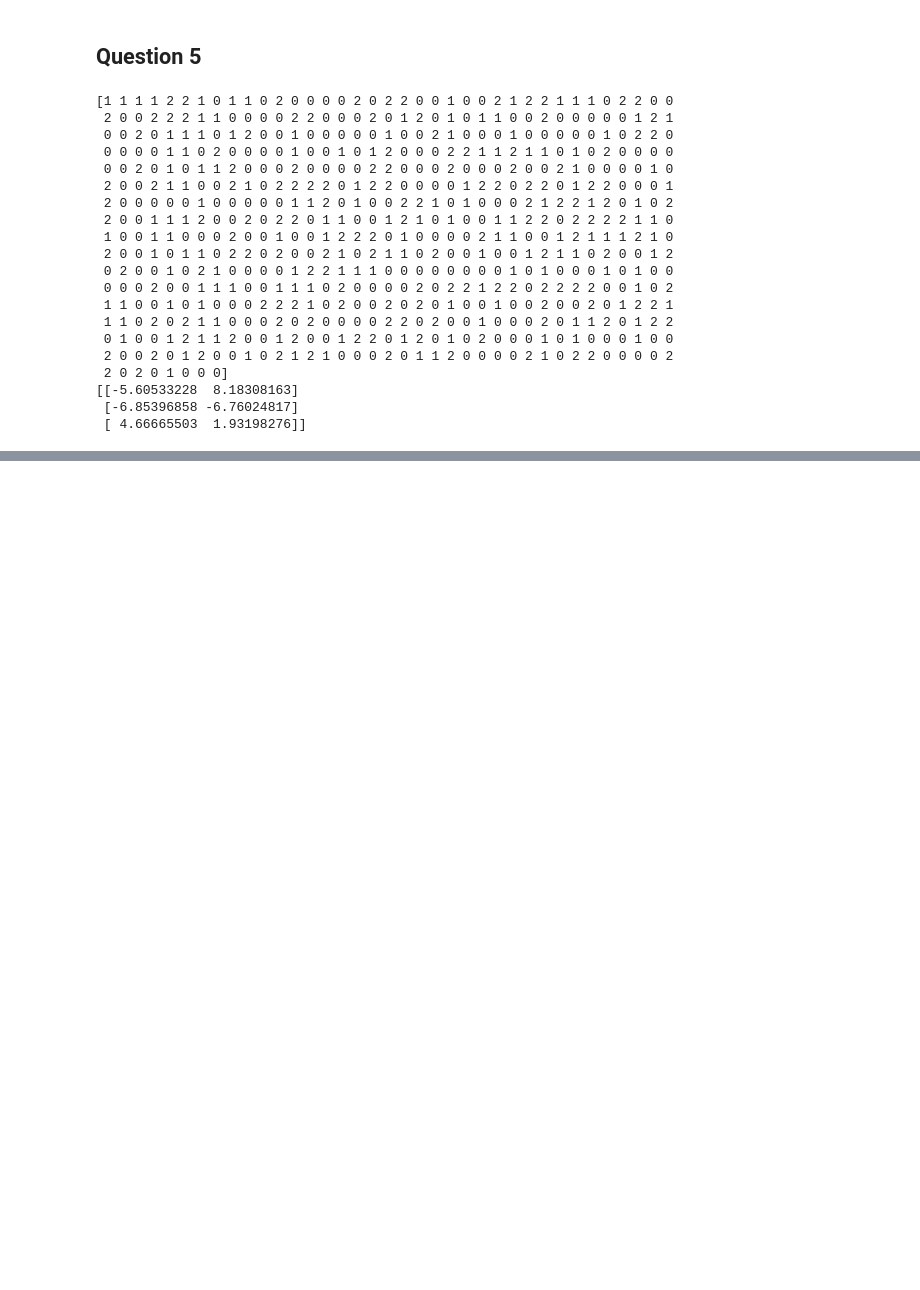
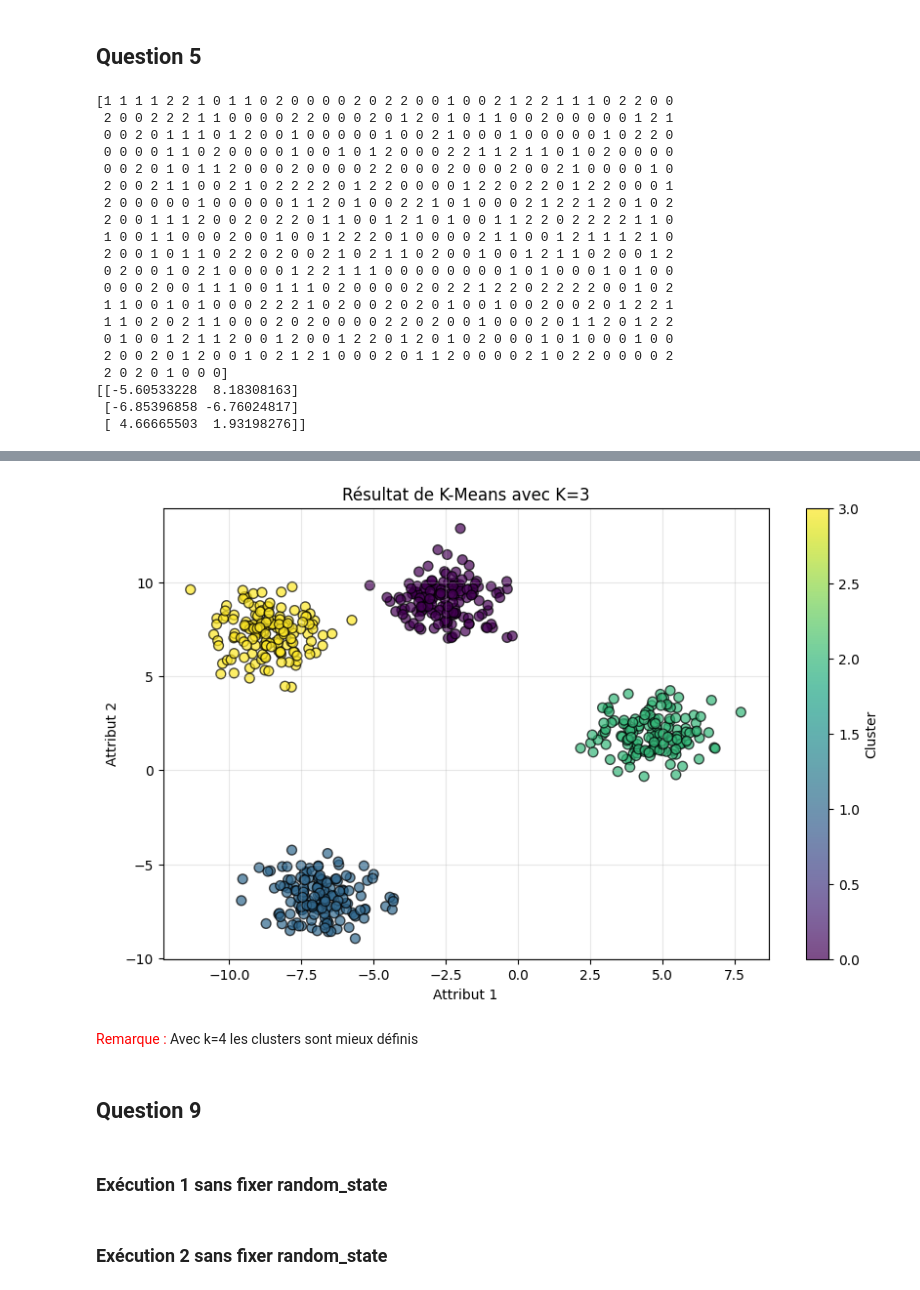
Before and after one commit to HananFA/kmeans_tp, a Jupyter notebook: exercice1.ipynb, the cells around one changed output, grey strips where cells are left out. Saved outputs shown, nothing was run; the diff lists cells and outputs as text; code cells hidden in the pictures; blank space fills up the shorter version.

```diff
--- a/exercice1.ipynb
+++ b/exercice1.ipynb
@@ -126,0 +173,24 @@ print(centers)
+# %%
+plt.figure(figsize=(10, 6))
+plt.scatter(
+    x[:, 0], x[:, 1],
+    c=labels,
+    cmap='viridis',
+    alpha=0.7,
+    edgecolor='k',
+    s=50
+)
+plt.title('Résultat de K-Means avec K=3')
+plt.xlabel('Attribut 1')
+plt.ylabel('Attribut 2')
+plt.colorbar(label='Cluster')
+plt.grid(True, alpha=0.3)
+plt.show()
+# %% [output]
+[figure, added]
+# %% [markdown]
+<span style="color:red">Remarque : </span> Avec k=4 les clusters sont mieux définis
+# %% [markdown]
+## Question 9
+# %% [markdown]
+### Exécution 1 sans fixer random_state
@@ -126,0 +201,2 @@ print(centers)
+# %% [markdown]
+### Exécution 2 sans fixer random_state
```
Also changed, not shown: parts of 17 cells of this notebook.
